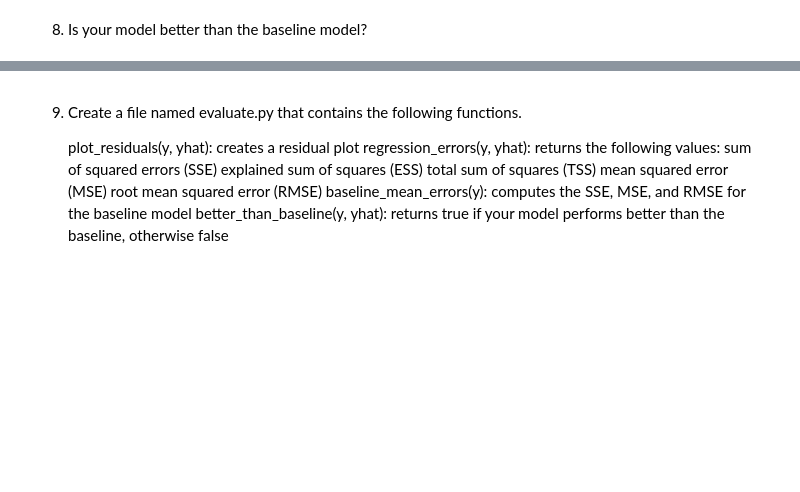
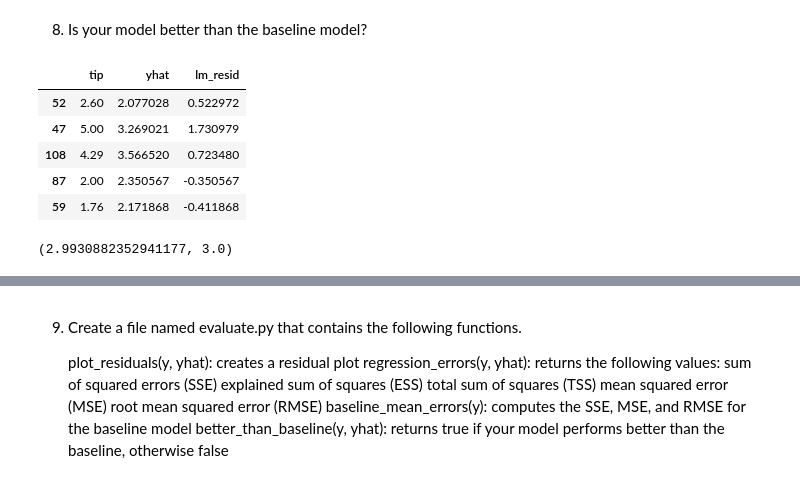
Before and after one commit to CodeupClassroom/innis-regression-exercises, a Jupyter notebook: eval_review.ipynb, the cells around one changed output, grey strips where cells are left out. Drawn from its saved outputs; the diff is of its cells as text; code cells hidden in the pictures; blank space fills up the shorter version.

```diff
--- a/eval_review.ipynb
+++ b/eval_review.ipynb
@@ -25,3 +113,12 @@ Modify and add to the code above as necessary for it to work with the tips datas
 7. What is the amount of variance explained in your model?
 # %% [markdown]
 8. Is your model better than the baseline model?
+# %%
+y_train.head()
+# %% [output]
+|  | tip | yhat | lm_resid |
+| 52 | 2.60 | 2.077028 | 0.522972 |
+| 47 | 5.00 | 3.269021 | 1.730979 |
+| 108 | 4.29 | 3.566520 | 0.723480 |
+| 87 | 2.00 | 2.350567 | -0.350567 |
+| 59 | 1.76 | 2.171868 | -0.411868 |
@@ -27,0 +128,4 @@ Modify and add to the code above as necessary for it to work with the tips datas
+# %%
+baseline_mean, baseline_median
+# %% [output]
+(2.9930882352941177, 3.0)
```
Also changed, not shown: parts of 37 cells of this notebook.
